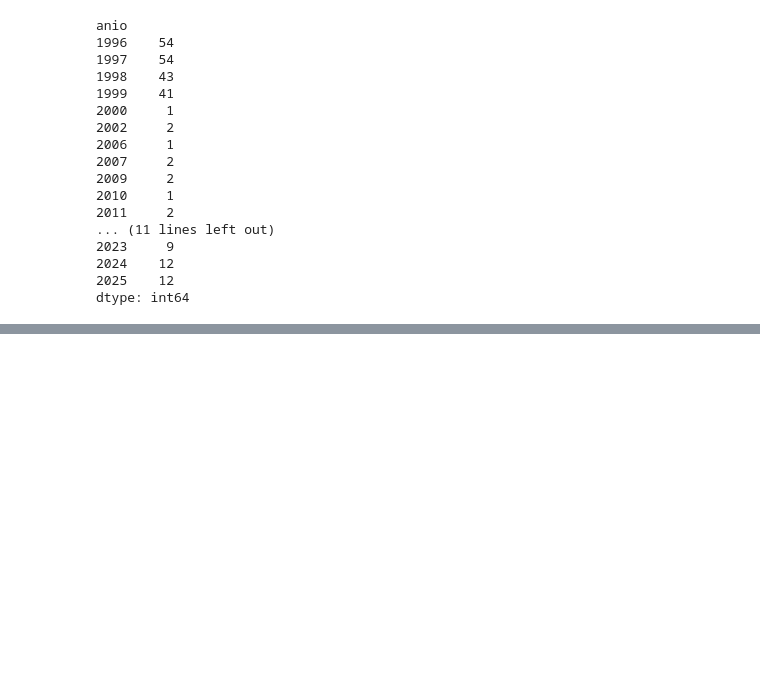
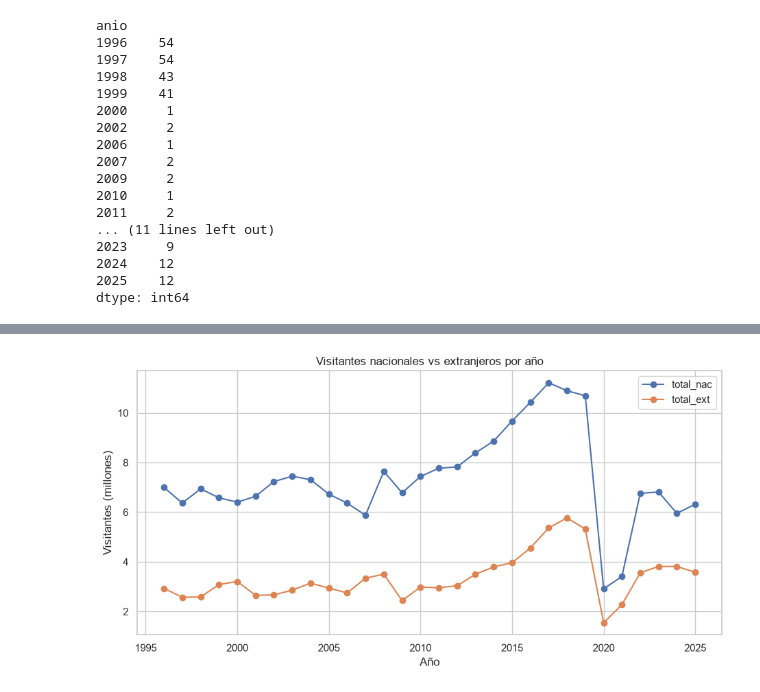
Before and after one commit to YolicLuna/BasesdeDatos_Analisis_Visualizacion_etc, a Jupyter notebook: Python/EDA_Zonas_Arqueologicas_Mexico/eda.ipynb, the cells around one changed output, grey strips where cells are left out. Cells and saved outputs as stored; diff of their text form; code cells hidden in the pictures; blank space fills up the shorter version.

```diff
--- a/Python/EDA_Zonas_Arqueologicas_Mexico/eda.ipynb
+++ b/Python/EDA_Zonas_Arqueologicas_Mexico/eda.ipynb
@@ -428,0 +485,11 @@ dtype: int64
+# %%
+# Mostramos la evolución del total de visitantes nacionales y extranjeros a zonas arqueológicas por año, desde 1996 hasta 2025,
+# utilizando un gráfico de líneas con puntos marcados en cada año para cada tipo de visitante
+
+ax = (totales_por_anio[['total_nac', "total_ext"]] / 1e6).plot(figsize=(11, 5), marker='o')
+ax.set_title('Visitantes nacionales vs extranjeros por año')
+ax.set_xlabel('Año')
+ax.set_ylabel('Visitantes (millones)')
+plt.show()
+# %% [output]
+[figure, added]
```
Also changed, not shown: parts of 28 cells of this notebook.
